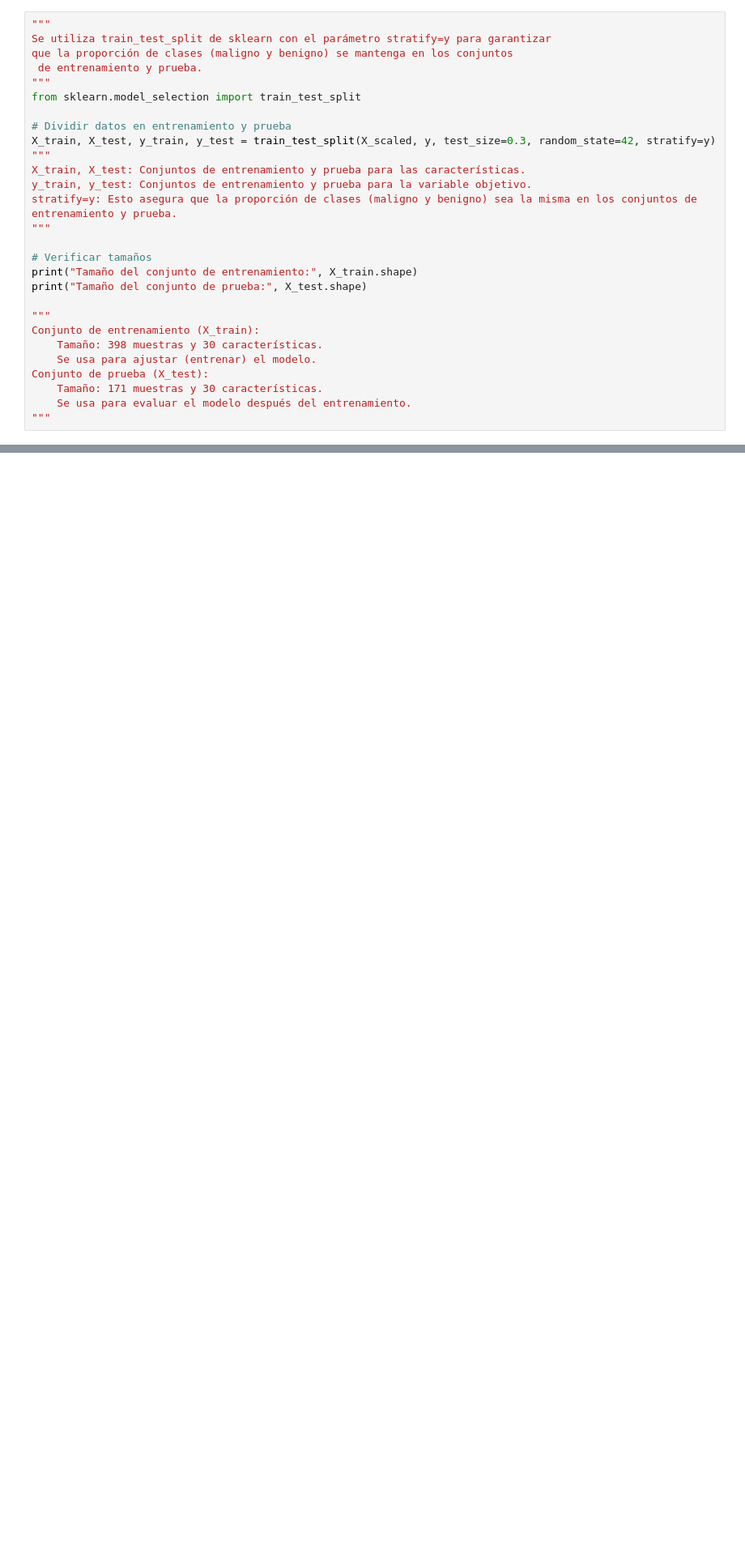
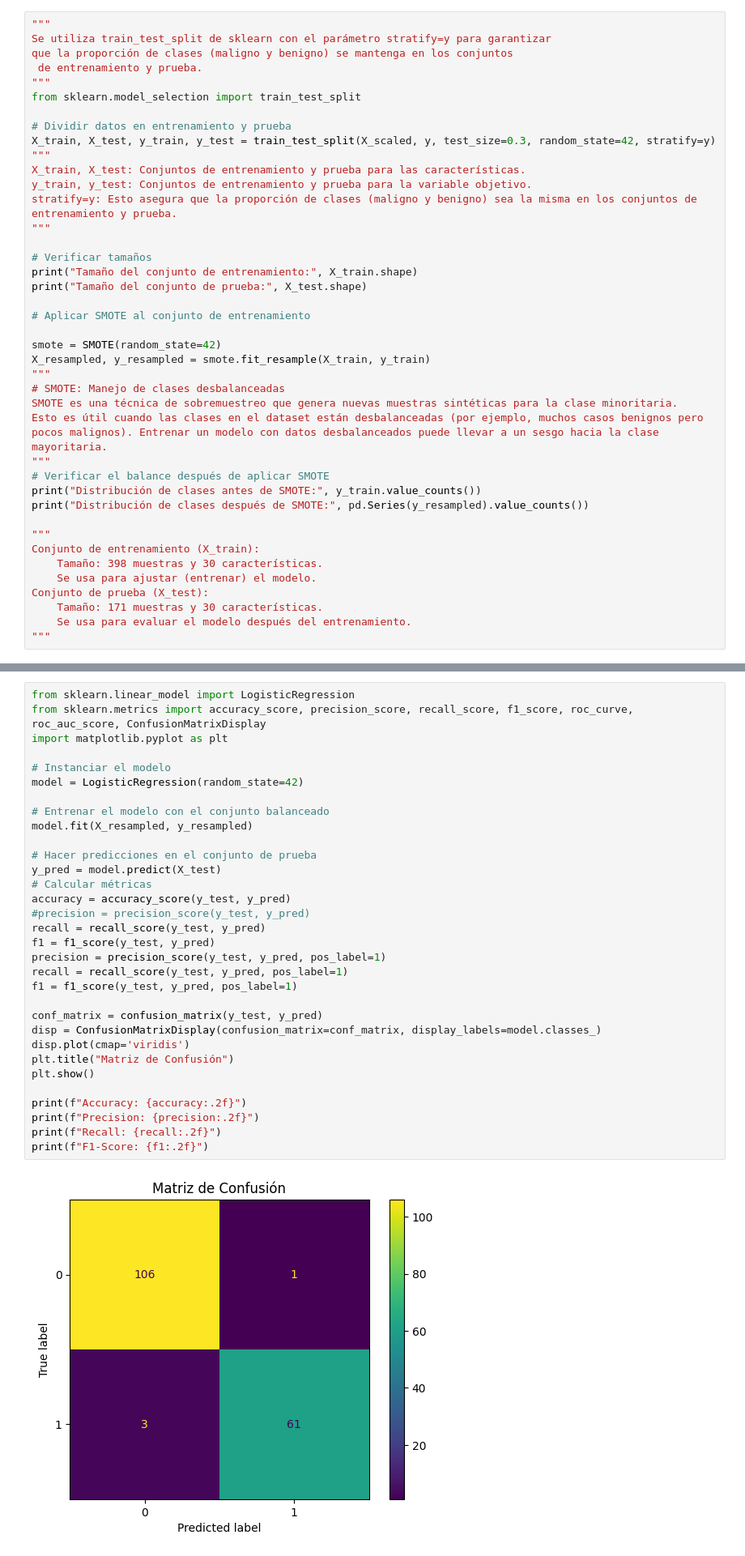
Before and after one commit to JoseMariaPY/proyecto-final-andino-duarte, a Jupyter notebook: proyecto-final-UCOM.ipynb, the cells around one changed output, grey strips where cells are left out. Shown at 81% size. Drawn from its saved outputs; the diff is of its cells as text; blank space fills up the shorter version.

Commit message:
balanceo de datos

```diff
--- a/proyecto-final-UCOM.ipynb
+++ b/proyecto-final-UCOM.ipynb
@@ -257,6 +204,19 @@ stratify=y: Esto asegura que la proporción de clases (maligno y benigno) sea la
 print("Tamaño del conjunto de entrenamiento:", X_train.shape)
 print("Tamaño del conjunto de prueba:", X_test.shape)
 
+# Aplicar SMOTE al conjunto de entrenamiento
+
+smote = SMOTE(random_state=42)
+X_resampled, y_resampled = smote.fit_resample(X_train, y_train)
+"""
+# SMOTE: Manejo de clases desbalanceadas
+SMOTE es una técnica de sobremuestreo que genera nuevas muestras sintéticas para la clase minoritaria.
+Esto es útil cuando las clases en el dataset están desbalanceadas (por ejemplo, muchos casos benignos pero pocos malignos). Entrenar un modelo con datos desbalanceados puede llevar a un sesgo hacia la clase mayoritaria.
+"""
+# Verificar el balance después de aplicar SMOTE
+print("Distribución de clases antes de SMOTE:", y_train.value_counts())
+print("Distribución de clases después de SMOTE:", pd.Series(y_resampled).value_counts())
+
 """
 Conjunto de entrenamiento (X_train):
     Tamaño: 398 muestras y 30 características.
@@ -690,0 +644,34 @@ Esto sugiere que las variables seleccionadas basadas en la correlación son muy
+# %%
+from sklearn.linear_model import LogisticRegression
+from sklearn.metrics import accuracy_score, precision_score, recall_score, f1_score, roc_curve, roc_auc_score, ConfusionMatrixDisplay
+import matplotlib.pyplot as plt
+
+# Instanciar el modelo
+model = LogisticRegression(random_state=42)
+
+# Entrenar el modelo con el conjunto balanceado
+model.fit(X_resampled, y_resampled)
+
+# Hacer predicciones en el conjunto de prueba
+y_pred = model.predict(X_test)
+# Calcular métricas
+accuracy = accuracy_score(y_test, y_pred)
+#precision = precision_score(y_test, y_pred)
+recall = recall_score(y_test, y_pred)
+f1 = f1_score(y_test, y_pred)
+precision = precision_score(y_test, y_pred, pos_label=1)
+recall = recall_score(y_test, y_pred, pos_label=1)
+f1 = f1_score(y_test, y_pred, pos_label=1)
+
+conf_matrix = confusion_matrix(y_test, y_pred)
+disp = ConfusionMatrixDisplay(confusion_matrix=conf_matrix, display_labels=model.classes_)
+disp.plot(cmap='viridis')
+plt.title("Matriz de Confusión")
+plt.show()
+
+print(f"Accuracy: {accuracy:.2f}")
+print(f"Precision: {precision:.2f}")
+print(f"Recall: {recall:.2f}")
+print(f"F1-Score: {f1:.2f}")
+# %% [output]
+[figure, added]
```
Also changed, not shown: parts of 12 cells of this notebook, 1 other file.
